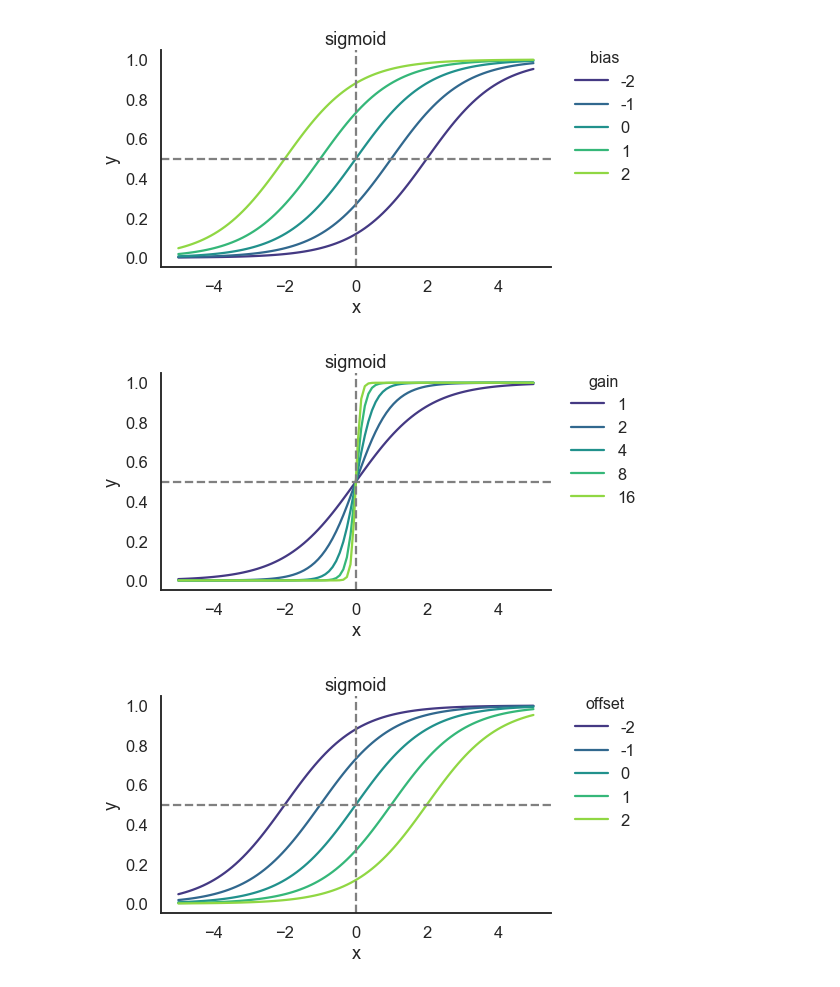
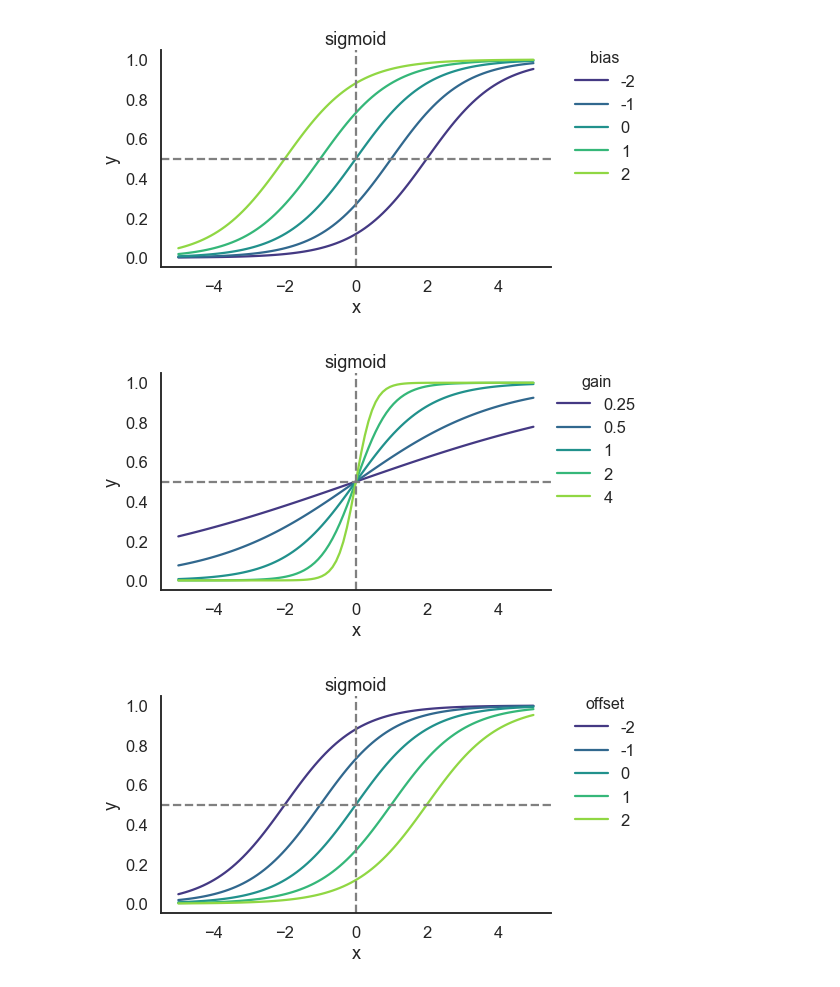
Before and after one commit to qihongl/demo-nonlinearities, a Jupyter notebook: sigmoid.ipynb, the cells around one changed output. Cells and saved outputs as stored; diff of their text form; code cells hidden in the pictures.

Commit message:
fix gain range

```diff
--- a/sigmoid.ipynb
+++ b/sigmoid.ipynb
@@ -48,28 +48,28 @@ sns.despine()
 # %% [output]
 [figure]
 # %%
-gains = [1,2,4,8,16]
+gains = [.25, .5, 1,2,4]
 x_bound = 5
 n_pts = 100
 
 xs = np.linspace(-x_bound,x_bound,n_pts)
 
 # plot
 col_pal = sns.color_palette('viridis', n_colors=len(gains))
 f, ax = plt.subplots(1,1, figsize=(7,4))
 for i, v in enumerate(gains):
     ax.plot(xs, sigmoid(xs, gain=v), color=col_pal[i])
 ax.set_title('sigmoid')
 ax.axhline(.5, color='grey',linestyle='--')
 ax.axvline(0, color='grey',linestyle='--')
 ax.set_xlabel('x')
 ax.set_ylabel('y')
 f.legend(gains,frameon=False, bbox_to_anchor=(1.1,1), title='gain',title_fontsize='16')
 sns.despine()
 
 # f.savefig('figs/sigmoid-gain.png', bbox_inches='tight', dpi=100)
 # %% [output]
-[figure, old version]
+[figure, new version]
 # %%
 offsets = [-2, -1, 0, 1, 2]
 x_bound = 5
```
Also changed, not shown: 1 other file.
